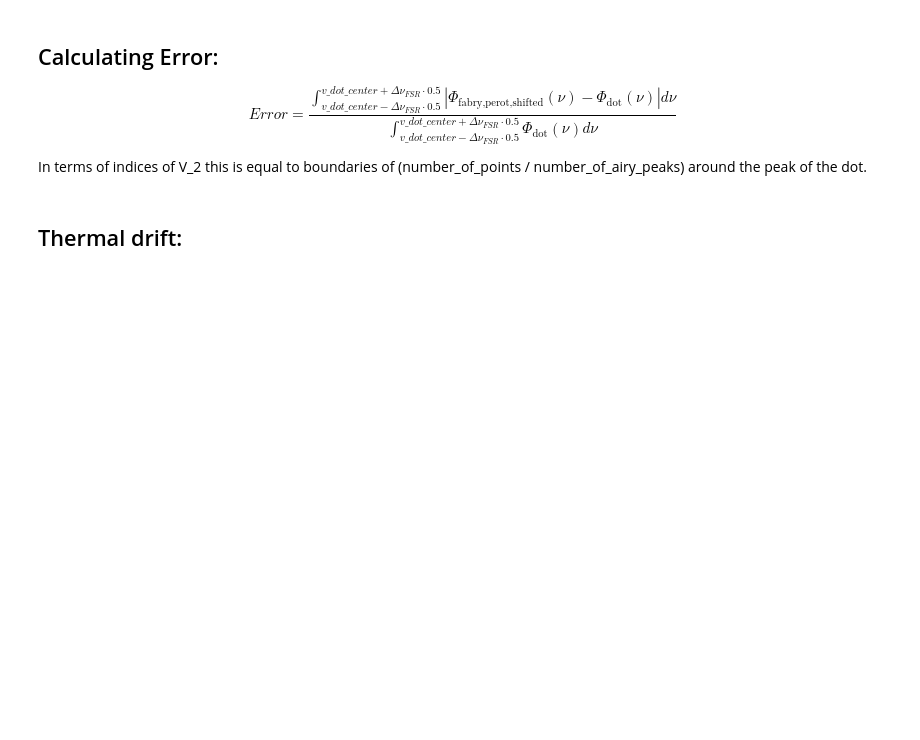
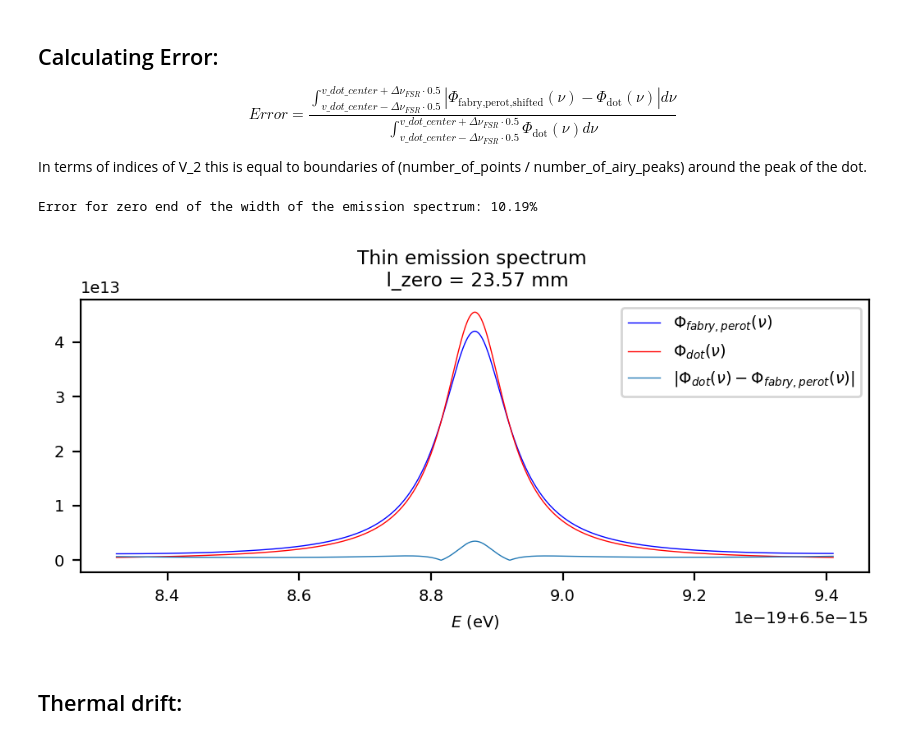
Before and after one commit to JKU-HFP/Sizing_Fabry_Perot_Interferometer, a Jupyter notebook: Sizing_Fabry_Perot_Interferometer.ipynb, the cells around one changed output. Cells and saved outputs as stored; diff of their text form; code cells hidden in the pictures; blank space fills up the shorter version.

```diff
--- a/Sizing_Fabry_Perot_Interferometer.ipynb
+++ b/Sizing_Fabry_Perot_Interferometer.ipynb
@@ -375,29 +354,24 @@ error_broad = np.sum(numerator_broad) / np.sum(denominator_broad)
+# %%
+numerator_zero, denominator_zero, boundaries_fabry_perot_zero, boundaries_dot_zero  = calc_error(
+    phi_fabry_perot_shifted_zero, phi_dot_zero, position_closest_airy_peak_zero, position_dot_peak_zero, number_of_points, number_of_airy_peaks)
+error_zero = np.sum(numerator_zero) / np.sum(denominator_zero)
 # %%
-print(f"Error for thin end of the width of the emission spectrum: {error_thin:.2%}")
-print(f"Error for broad end of the width of the emission spectrum: {error_broad:.2%}")
+print(f"Error for zero end of the width of the emission spectrum: {error_zero:.2%}")
+# %% [output]
+Error for zero end of the width of the emission spectrum: 10.19%
 # %%
 plt.figure()
 
-plt.subplot(1, 2, 1)
-plt.plot(convert_Hz_to_eV(V_2_thin[slice(*boundaries_fabry_perot_thin)]), phi_fabry_perot_shifted_thin[slice(*boundaries_fabry_perot_thin)], "b", label=r"$\Phi_{fabry,perot}(\nu)$")
-plt.plot(convert_Hz_to_eV(V_thin[slice(*boundaries_dot_thin)]), phi_dot_thin[slice(*boundaries_dot_thin)], "r" , label=r"$\Phi_{dot}(\nu)$")
-plt.plot(convert_Hz_to_eV(V_thin[slice(*boundaries_dot_thin)]), numerator_thin, label=r"$|\Phi_{dot}(\nu) - \Phi_{fabry,perot}(\nu)|$")
+plt.plot(convert_Hz_to_eV(E_2_zero[slice(*boundaries_fabry_perot_zero)]), phi_fabry_perot_shifted_zero[slice(*boundaries_fabry_perot_zero)], "b", label=r"$\Phi_{fabry,perot}(\nu)$")
+plt.plot(convert_Hz_to_eV(E_zero[slice(*boundaries_dot_zero)]), phi_dot_zero[slice(*boundaries_dot_zero)], "r" , label=r"$\Phi_{dot}(\nu)$")
+plt.plot(convert_Hz_to_eV(E_zero[slice(*boundaries_dot_zero)]), numerator_zero, label=r"$|\Phi_{dot}(\nu) - \Phi_{fabry,perot}(\nu)|$")
 plt.xlabel(r"$E$ (eV)")
 plt.legend()
-plt.xlim(convert_Hz_to_eV(min(V_broad[slice(*boundaries_dot_broad)])), convert_Hz_to_eV(max(V_broad[slice(*boundaries_dot_broad)])))
-plt.title(f"Thin emission spectrum \n l_thin = {l_thin * 10**3:.02f} mm")
-
-plt.subplot(1, 2, 2)
-plt.plot(convert_Hz_to_eV(V_2_broad[slice(*boundaries_fabry_perot_broad)]), phi_fabry_perot_shifted_broad[slice(*boundaries_fabry_perot_broad)], "b", label=r"$\Phi_{fabry,perot}(\nu)$")
-plt.plot(convert_Hz_to_eV(V_broad[slice(*boundaries_dot_broad)]), phi_dot_broad[slice(*boundaries_dot_broad)], "r" , label=r"$\Phi_{dot}(\nu)$")
-plt.plot(convert_Hz_to_eV(V_broad[slice(*boundaries_dot_broad)]), numerator_broad, label=r"$|\Phi_{dot}(\nu) - \Phi_{fabry,perot}(\nu)|$")
-plt.xlabel(r"$E$ (eV)")
-plt.legend()
-plt.xlim(convert_Hz_to_eV(min(V_broad[slice(*boundaries_dot_broad)])), convert_Hz_to_eV(max(V_broad[slice(*boundaries_dot_broad)])))
-plt.title(f"Broad emission spectrum \n l_broad = {l_broad * 10**3:.02f} mm")
-
+plt.title(f"Thin emission spectrum \n l_zero = {l_zero * 10**3:.02f} mm")
 
 plt.show()
+# %% [output]
+[figure, added]
 # %% [markdown]
 ## Thermal drift:
 # %% [markdown]
```
Also changed, not shown: parts of 5 cells of this notebook.
